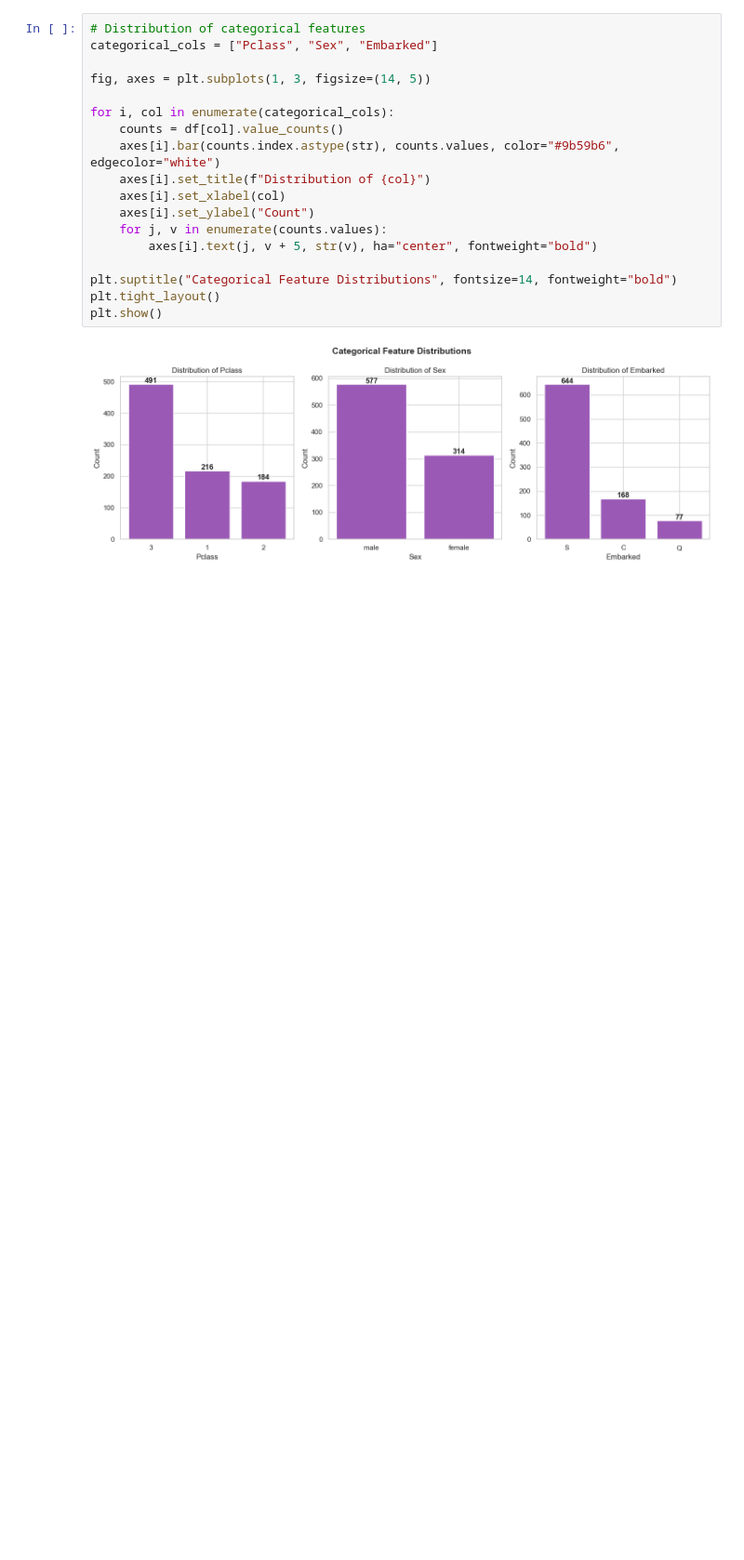
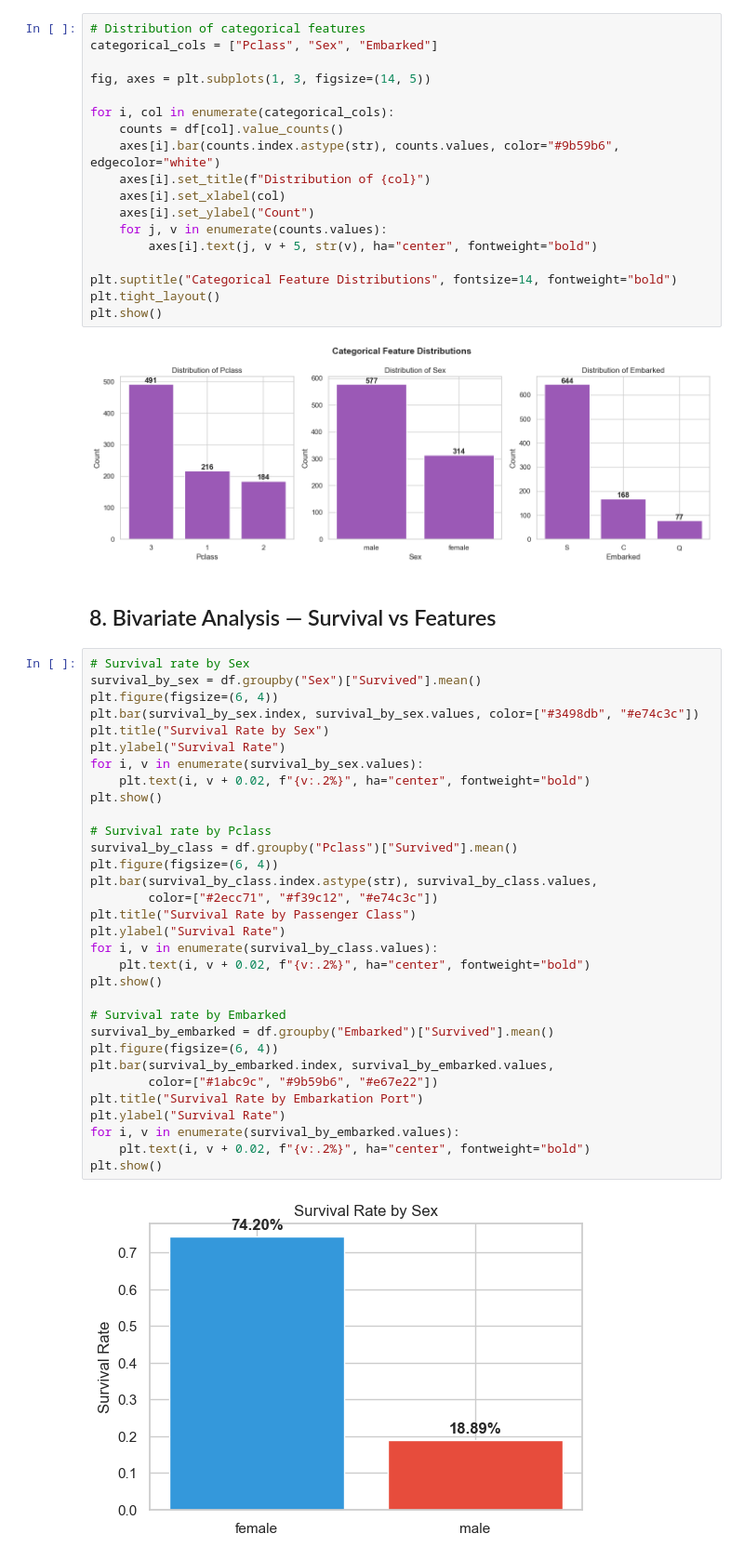
Before and after one commit to imashaRan12/Titanic-Survival-Prediction-ML, a Jupyter notebook: 01_eda.ipynb, the cells around one changed output. Shown at 93% size. Saved outputs shown, nothing was run; the diff lists cells and outputs as text; blank space fills up the shorter version.

```diff
--- a/01_eda.ipynb
+++ b/01_eda.ipynb
@@ -200,3 +200,39 @@ plt.tight_layout()
 plt.show()
 # %% [output]
 [figure]
+# %% [markdown]
+## 8. Bivariate Analysis — Survival vs Features
+# %%
+# Survival rate by Sex
+survival_by_sex = df.groupby("Sex")["Survived"].mean()
+plt.figure(figsize=(6, 4))
+plt.bar(survival_by_sex.index, survival_by_sex.values, color=["#3498db", "#e74c3c"])
+plt.title("Survival Rate by Sex")
+plt.ylabel("Survival Rate")
+for i, v in enumerate(survival_by_sex.values):
+    plt.text(i, v + 0.02, f"{v:.2%}", ha="center", fontweight="bold")
+plt.show()
+
+# Survival rate by Pclass
+survival_by_class = df.groupby("Pclass")["Survived"].mean()
+plt.figure(figsize=(6, 4))
+plt.bar(survival_by_class.index.astype(str), survival_by_class.values,
+        color=["#2ecc71", "#f39c12", "#e74c3c"])
+plt.title("Survival Rate by Passenger Class")
+plt.ylabel("Survival Rate")
+for i, v in enumerate(survival_by_class.values):
+    plt.text(i, v + 0.02, f"{v:.2%}", ha="center", fontweight="bold")
+plt.show()
+
+# Survival rate by Embarked
+survival_by_embarked = df.groupby("Embarked")["Survived"].mean()
+plt.figure(figsize=(6, 4))
+plt.bar(survival_by_embarked.index, survival_by_embarked.values,
+        color=["#1abc9c", "#9b59b6", "#e67e22"])
+plt.title("Survival Rate by Embarkation Port")
+plt.ylabel("Survival Rate")
+for i, v in enumerate(survival_by_embarked.values):
+    plt.text(i, v + 0.02, f"{v:.2%}", ha="center", fontweight="bold")
+plt.show()
+# %% [output]
+[figure, added]
```
Also changed, not shown: parts of 7 cells of this notebook.
